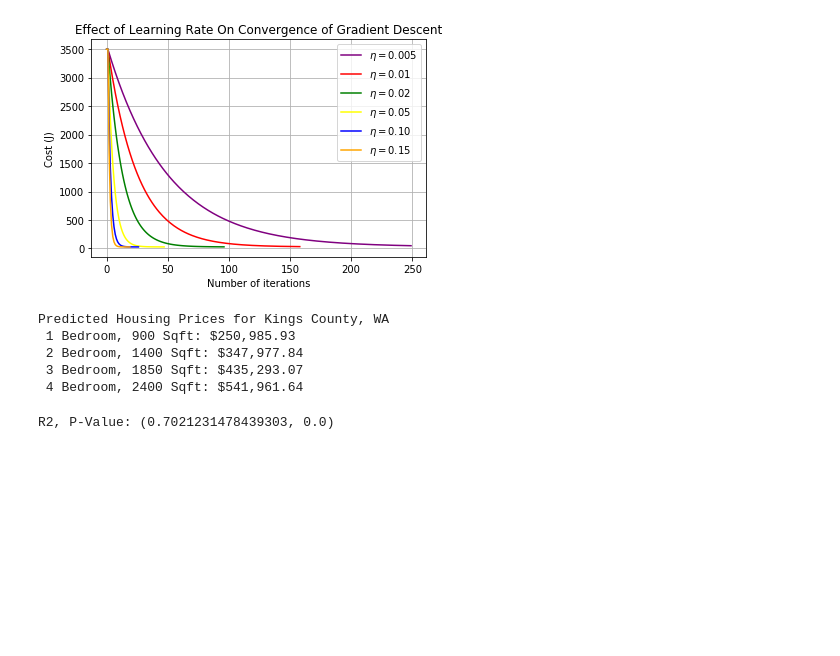
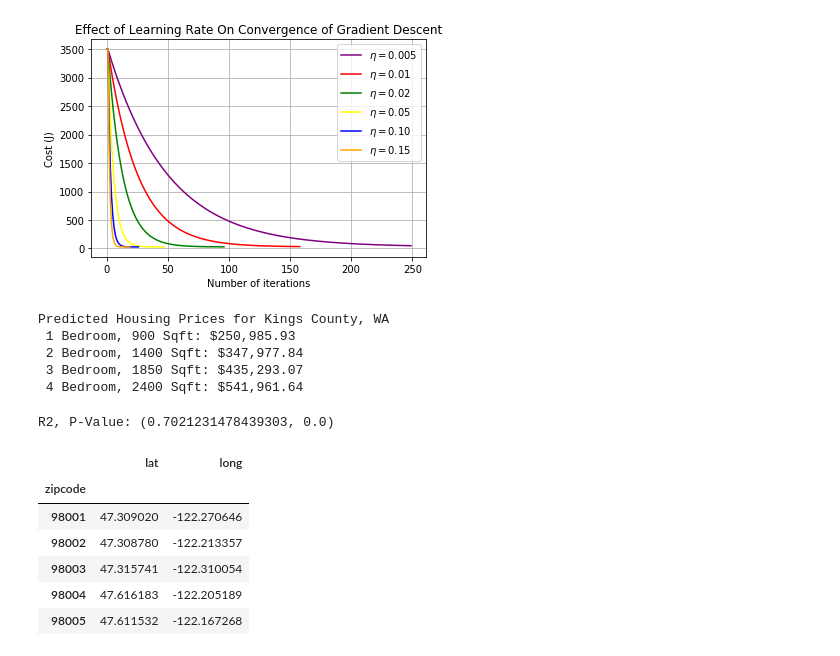
Before and after one commit to giantmagellan/WashStateHousingSales, a Jupyter notebook: House_Sales_BGD_v2.ipynb, the cells around one changed output. Drawn from its saved outputs; the diff is of its cells as text; code cells hidden in the pictures; blank space fills up the shorter version.

```diff
--- a/House_Sales_BGD_v2.ipynb
+++ b/House_Sales_BGD_v2.ipynb
@@ -278,3 +275,14 @@ price_pred_fin = [round(price, 2) for sublist in price_preds for price in sublis
+# %%
+lat_longs = df.groupby('zipcode')[['lat','long']].mean()
+lat_longs.head()
+# %% [output]
+|  | lat | long |
+| zipcode |  |  |
+| 98001 | 47.309020 | -122.270646 |
+| 98002 | 47.308780 | -122.213357 |
+| 98003 | 47.315741 | -122.310054 |
+| 98004 | 47.616183 | -122.205189 |
+| 98005 | 47.611532 | -122.167268 |
 # %%
 ''' DataFrame of Price Predictions per Zipcode '''
 price_pred_df = pd.DataFrame({'zipcode': sorted(df['zipcode'].unique()),
```
Also changed, not shown: parts of 3 cells of this notebook, 1 other file.
